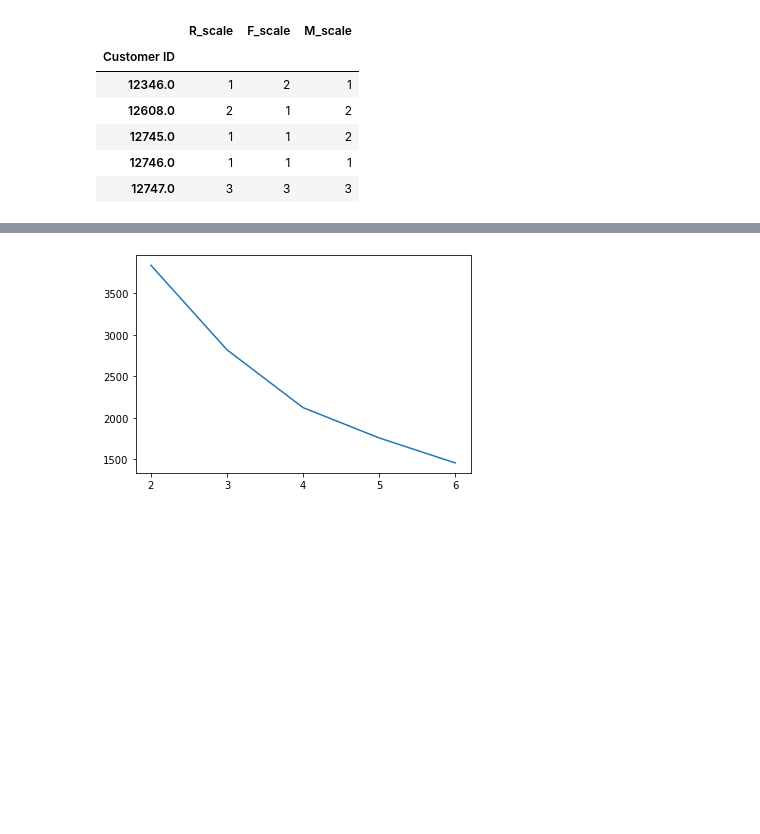
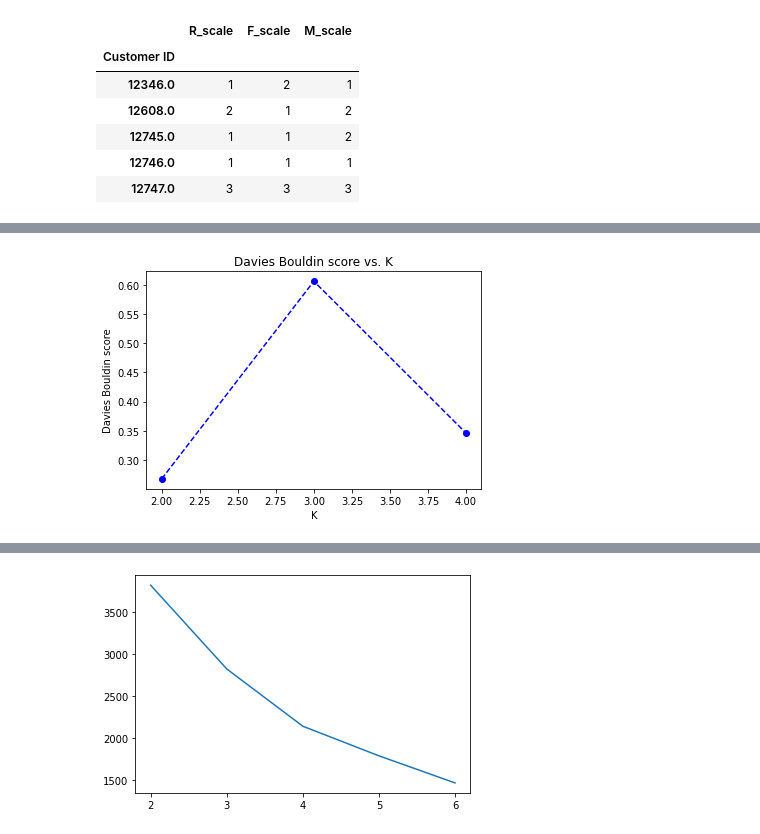
Before and after one commit to JJLZ21/ECS171-final-project, a Jupyter notebook: ml_file.ipynb, the cells around one changed output, grey strips where cells are left out. Cells and saved outputs as stored; diff of their text form; code cells hidden in the pictures; blank space fills up the shorter version.

Commit message:
Added new Kmean Methods (4 total)

```diff
--- a/ml_file.ipynb
+++ b/ml_file.ipynb
@@ -923,3 +810,12 @@ rfm[['R_scale', 'F_scale', 'M_scale']].head()
 | 12745.0 | 1 | 1 | 2 |
 | 12746.0 | 1 | 1 | 1 |
 | 12747.0 | 3 | 3 | 3 |
+# %%
+# initialize list of lists
+data = [[1, 2, 1], [2, 1, 2], [1, 1, 2], [1 , 1, 1], [3, 3, 3]]
+
+# Create the pandas DataFrame
+cluster_df = pd.DataFrame(data, columns = ['R_scale', 'F_scale', 'M_scale'])
+
+# print dataframe.
+cluster_df
@@ -925,0 +846,29 @@ rfm[['R_scale', 'F_scale', 'M_scale']].head()
+# %%
+# Davies-Bouldin Index
+
+# Source: https://towardsdatascience.com/cheat-sheet-to-implementing-7-methods-for-selecting-optimal-number-of-clusters-in-python-898241e1d6ad
+
+from sklearn.metrics import davies_bouldin_score
+
+def get_kmeans_score(data, center):
+    kmeans = KMeans(n_clusters=center)
+    model = kmeans.fit_predict(cluster_df)
+    score = davies_bouldin_score(cluster_df, model)
+
+    return score
+
+scores = []
+centers = list(range(2,5))
+for center in centers:
+    scores.append(get_kmeans_score(cluster_df, center))
+
+plt.plot(centers, scores, linestyle='--', marker='o', color='b');
+plt.xlabel('K');
+plt.ylabel('Davies Bouldin score');
+plt.title('Davies Bouldin score vs. K');
+
+# As DB index falls, the clustering improves.
+# This is different from silhouette coefficient and Calinski-Harabasz index.
+# 2 and 4 are the lowest.
+# %% [output]
+[figure, added]
```
Also changed, not shown: parts of 47 cells of this notebook.
